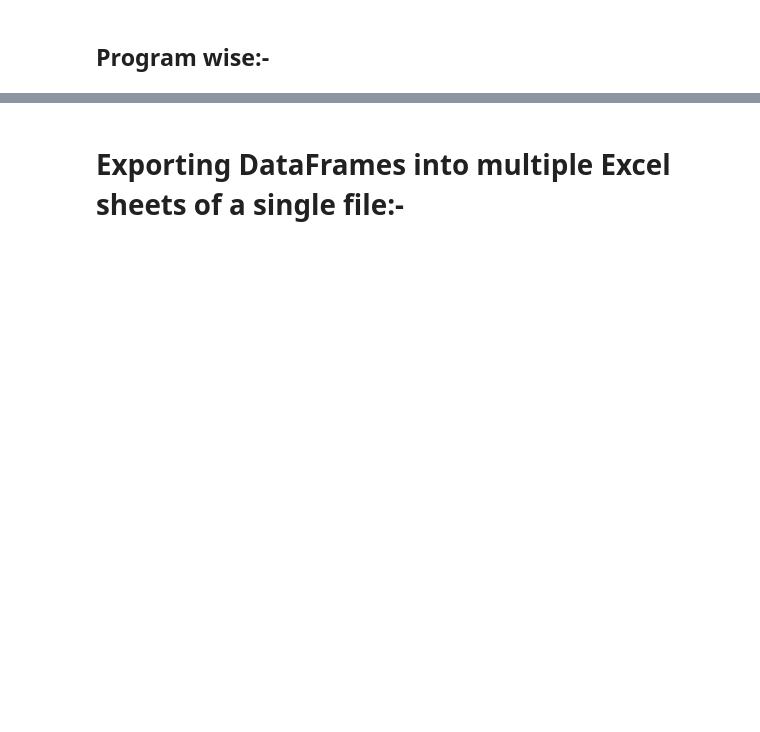
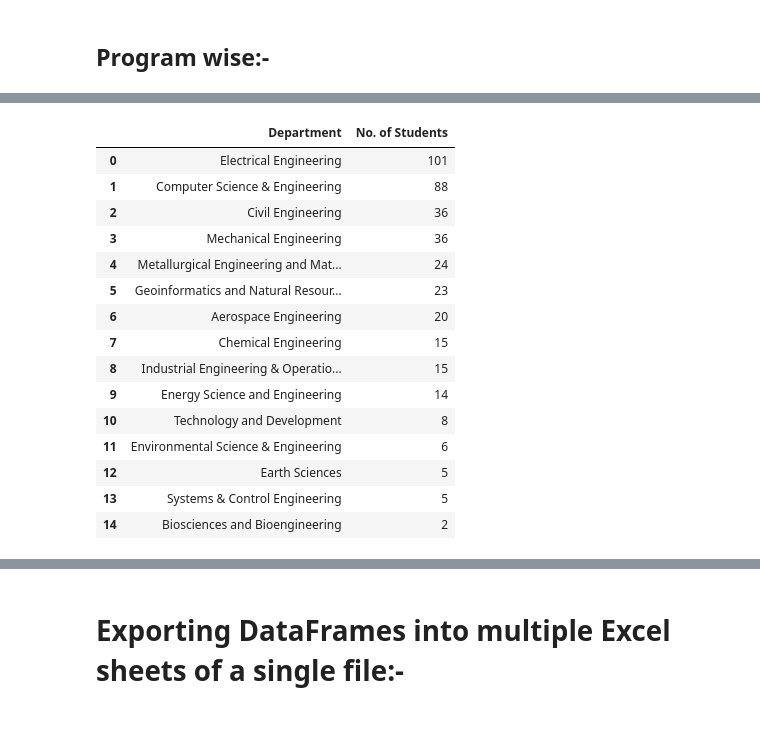
Before and after one commit to AniketMondal/DataAnalysis, a Jupyter notebook: IITB_Placement_2021/Allocation_Analysis.ipynb, the cells around one changed output, grey strips where cells are left out. Saved outputs shown, nothing was run; the diff lists cells and outputs as text; code cells hidden in the pictures; blank space fills up the shorter version.

```diff
--- a/IITB_Placement_2021/Allocation_Analysis.ipynb
+++ b/IITB_Placement_2021/Allocation_Analysis.ipynb
@@ -182,7 +450,23 @@ top_branches_BTech
 # %%
-top_branches_MTech = top_branches.loc[top_branches.Program == "M.Tech.",["Department","Roll"]]
+top_branches_MTech = top_branches.loc[top_branches.Program == "M.Tech.",["Department","No. of Students"]]
 top_branches_MTech.reset_index(drop = True, inplace=True)
-top_branches_MTech.rename({"Roll":"No. of Students"},axis=1,inplace = True)
 top_branches_MTech                                                                                # EXPORT AS SHEET
+# %% [output]
+|  | Department | No. of Students |
+| 0 | Electrical Engineering | 101 |
+| 1 | Computer Science & Engineering | 88 |
+| 2 | Civil Engineering | 36 |
+| 3 | Mechanical Engineering | 36 |
+| 4 | Metallurgical Engineering and Mat... | 24 |
+| 5 | Geoinformatics and Natural Resour... | 23 |
+| 6 | Aerospace Engineering | 20 |
+| 7 | Chemical Engineering | 15 |
+| 8 | Industrial Engineering & Operatio... | 15 |
+| 9 | Energy Science and Engineering | 14 |
+| 10 | Technology and Development | 8 |
+| 11 | Environmental Science & Engineering | 6 |
+| 12 | Earth Sciences | 5 |
+| 13 | Systems & Control Engineering | 5 |
+| 14 | Biosciences and Bioengineering | 2 |
 # %%
 top_branches_other = top_branches.loc[~top_branches.Program.isin(["M.Tech.","B.Tech."])]
```
Also changed, not shown: parts of 31 cells of this notebook, 1 other file.
